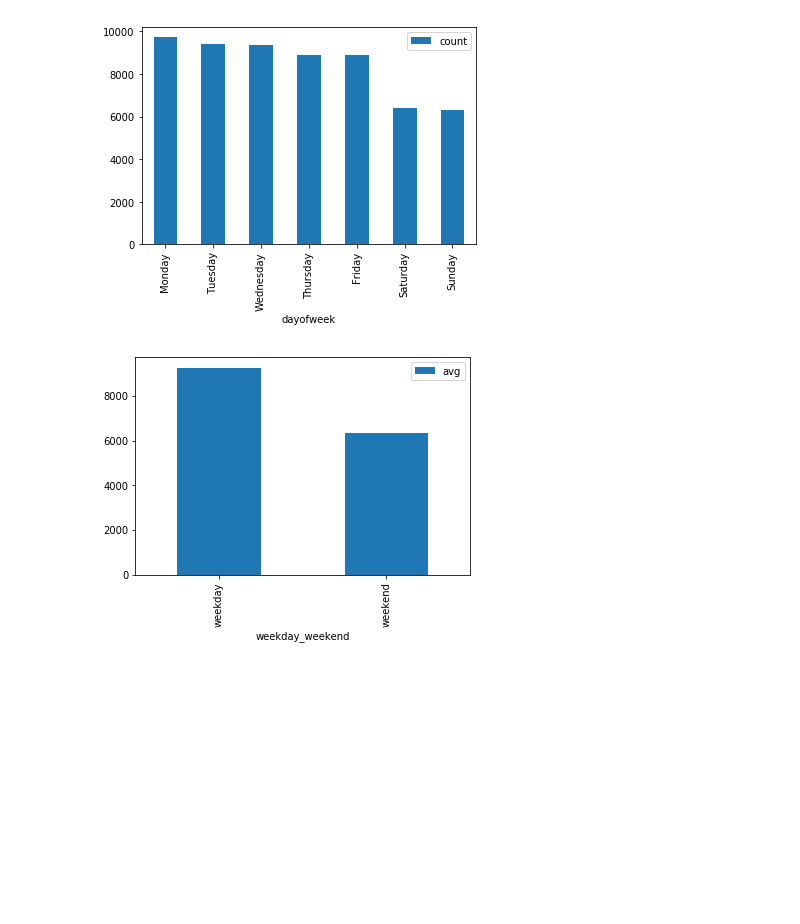
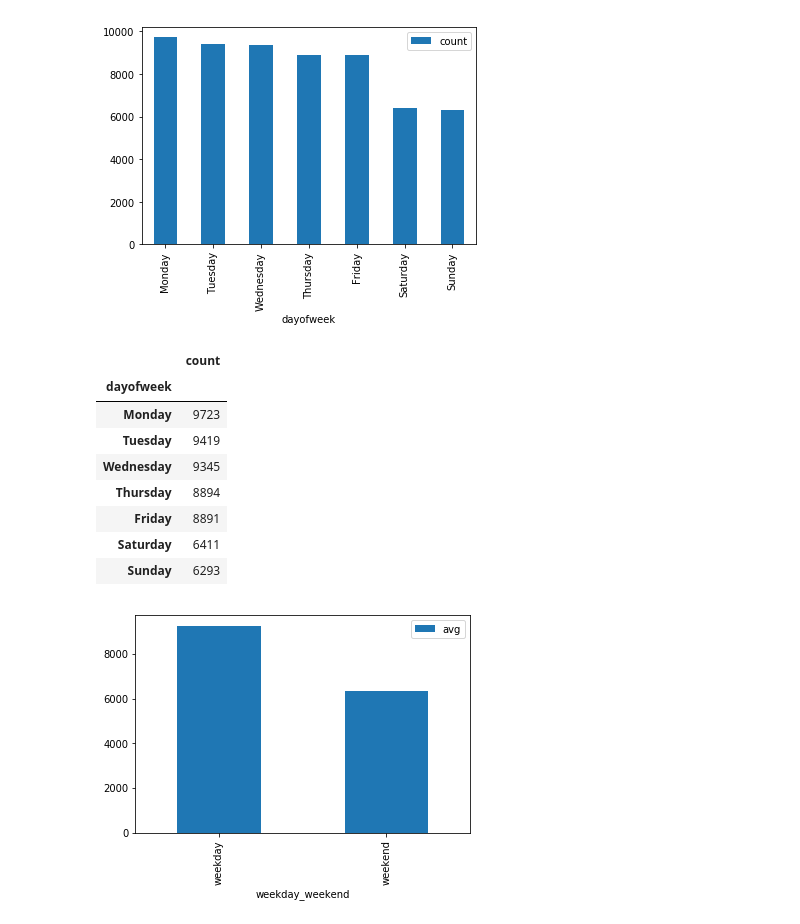
Before and after one commit to Bcromas/618_Final_Project, a Jupyter notebook: 618_Draft_Final_Proj-Q1.ipynb, the cells around one changed output. Drawn from its saved outputs; the diff is of its cells as text; code cells hidden in the pictures; blank space fills up the shorter version.

```diff
--- a/618_Draft_Final_Proj-Q1.ipynb
+++ b/618_Draft_Final_Proj-Q1.ipynb
@@ -52,6 +59,18 @@ adm_by_days.sort_values(by='count', ascending= False, inplace= True)
 adm_by_days.plot(by='dayofweek', kind='bar');
 # %% [output]
 [figure]
+# %%
+adm_by_days
+# %% [output]
+|  | count |
+| dayofweek |  |
+| Monday | 9723 |
+| Tuesday | 9419 |
+| Wednesday | 9345 |
+| Thursday | 8894 |
+| Friday | 8891 |
+| Saturday | 6411 |
+| Sunday | 6293 |
 # %%
 # # Add col indicating if day of week is weekday or weekend
 # admission_short['weekday_weekend'] = admission_short['dayofweek'].apply(lambda x: 'weekend' if x == 'Saturday' or x == 'Sunday' else 'weekday')
```
Also changed, not shown: parts of 1 cell of this notebook, 2 other files.
